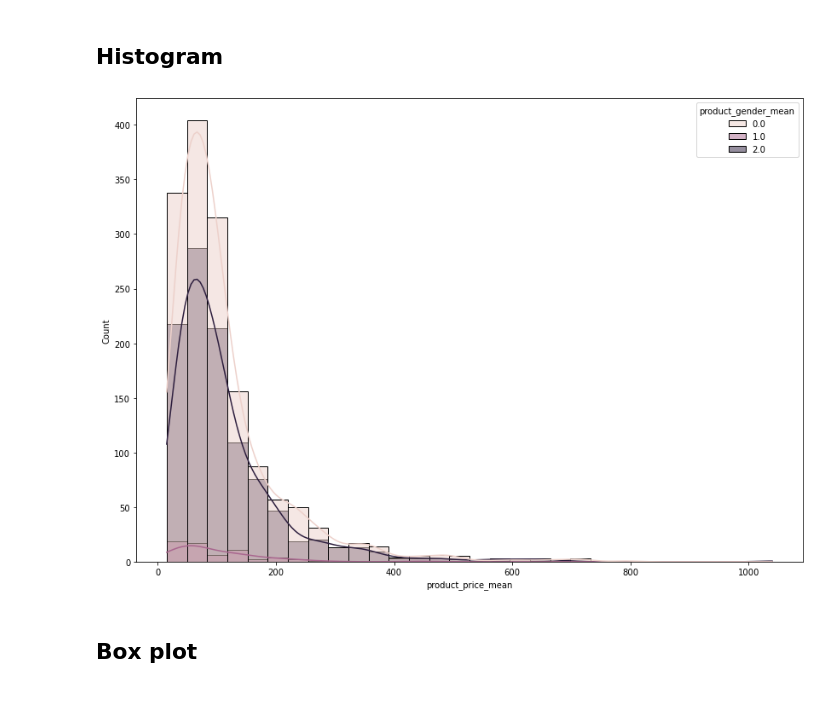
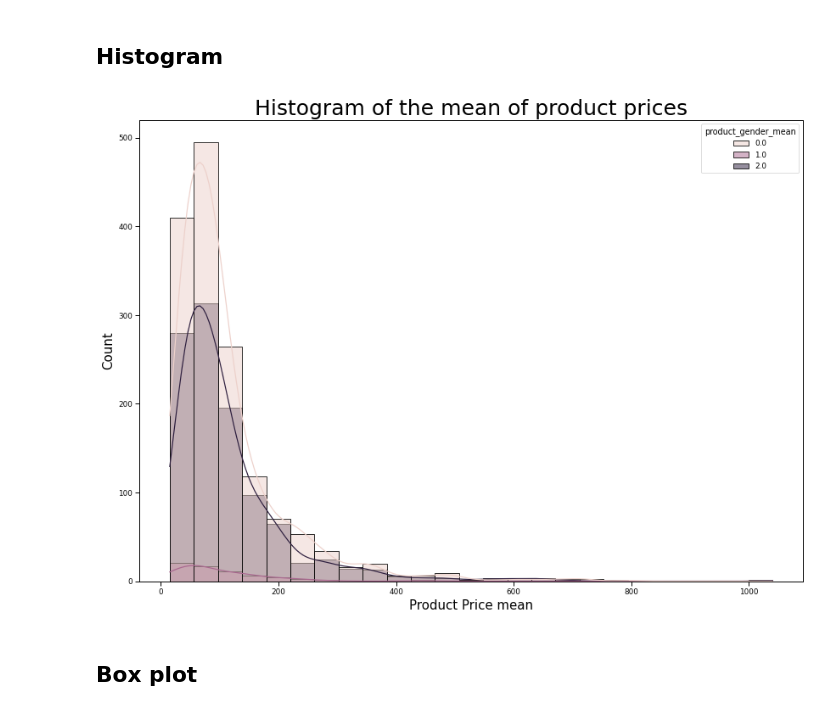
Before and after one commit to anras5/Criteo-Search-Data, a Jupyter notebook: main_notebook.ipynb, the cells around one changed output. Cells and saved outputs as stored; diff of their text form; code cells hidden in the pictures.

Commit message:
Update histogram

```diff
--- a/main_notebook.ipynb
+++ b/main_notebook.ipynb
@@ -260,10 +281,14 @@ Frequency distribution table
 # %%
 plt.figure(figsize=(14, 10))
 
-sns.histplot(data=df, x='product_price_mean', bins=30, hue='product_gender_mean', kde=True)
+sns.set_context('paper')
+sns.histplot(data=df, x='product_price_mean', bins=25, hue='product_gender_mean', kde=True)
+plt.title("Histogram of the mean of product prices", fontsize=25)
+plt.xlabel("Product Price mean", fontsize=15)
+plt.ylabel("Count", fontsize=15)
 plt.show()
 # %% [output]
-[figure, old version]
+[figure, new version]
 # %% [markdown]
 ## Box plot
 # %%
```
Also changed, not shown: parts of 3 cells of this notebook.
